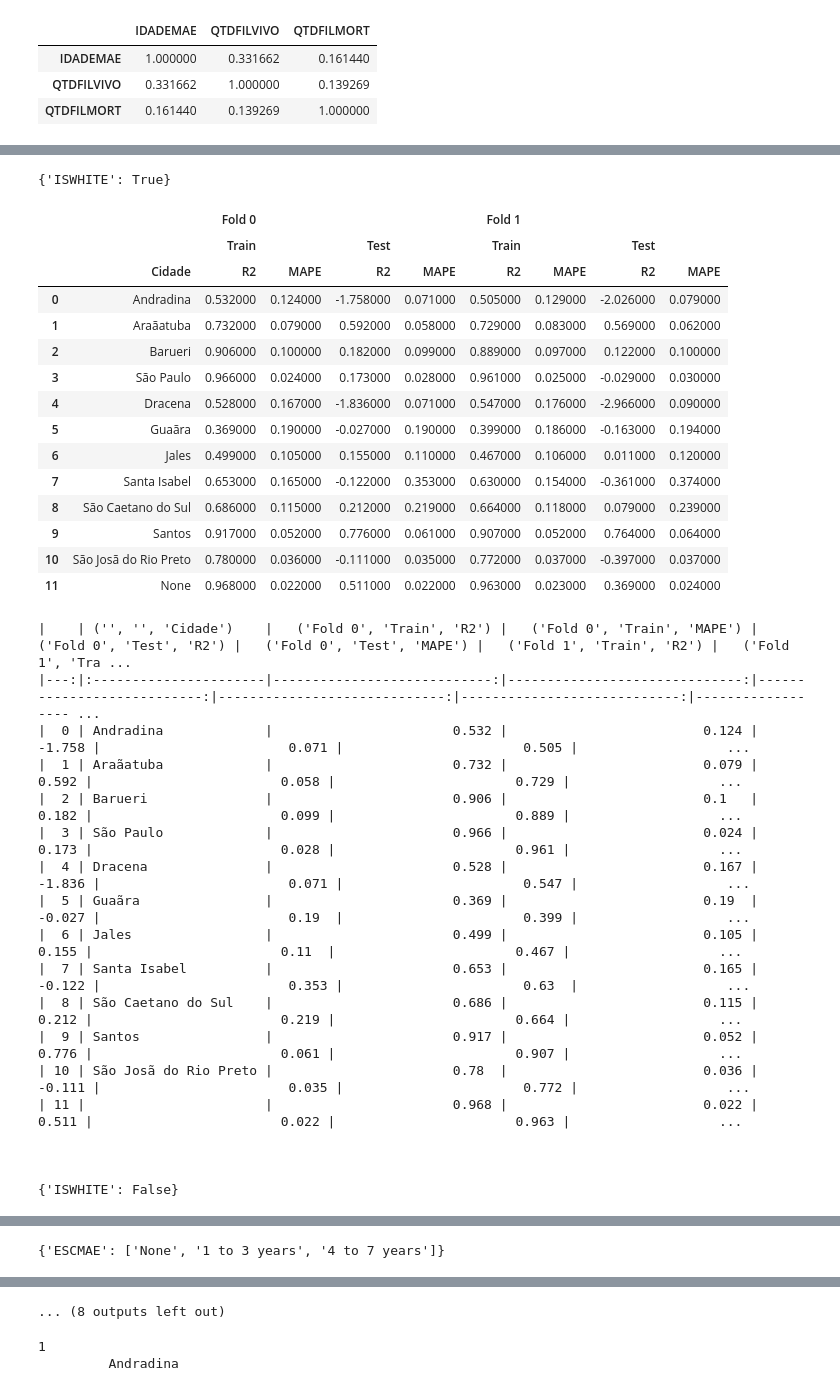
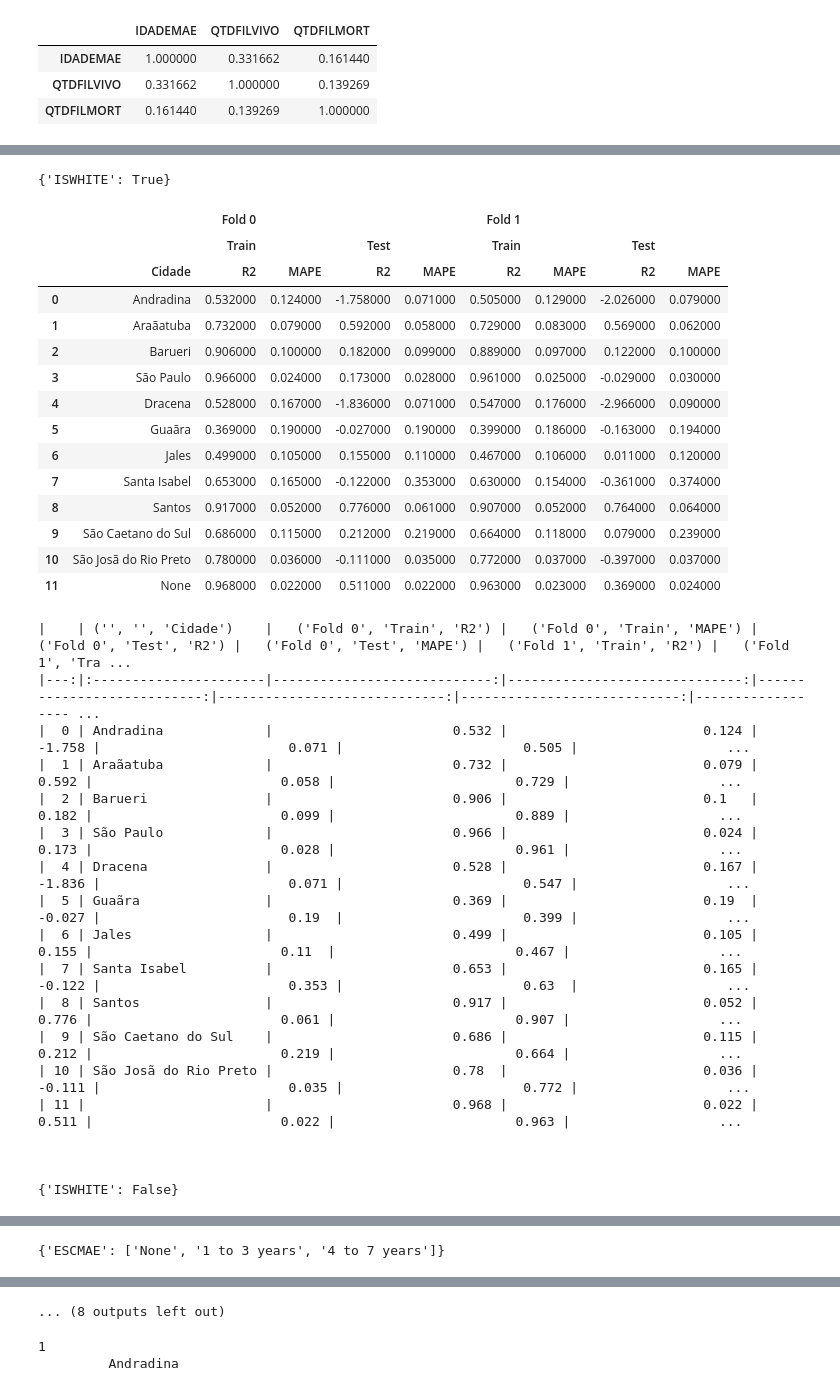
Before and after one commit to Kotzly/DS4H_Course, a Jupyter notebook: notebooks/DS4H_full.ipynb, the cells around one changed output, grey strips where cells are left out. Cells and saved outputs as stored; diff of their text form; code cells hidden in the pictures.

```diff
--- a/notebooks/DS4H_full.ipynb
+++ b/notebooks/DS4H_full.ipynb
@@ -587,8 +586,6 @@ for i, fold in enumerate(FOLDS):
     train_intervals, test_intervals = fold["train"], fold["test"]
     x_train, y_train, _ = create_folds_seq_with_year(df, train_intervals, n_months=N_MONTHS, n_years=N_YEARS, city=city, use_year=USE_YEAR, other_filters=None)
     x_test, y_test, _ = create_folds_seq_with_year(df, test_intervals, n_months=N_MONTHS, n_years=N_YEARS, city=city, use_year=USE_YEAR, other_filters=None)
-
-    scaler = StandardScaler()
 
     model = LinearRegression()
     model.fit(x_train, y_train)
@@ -698,8 +695,6 @@ for filters in filters_kwargs_list:
       x_train, y_train, _ = create_folds_seq_with_year(processed_df, train_intervals, n_months=N_MONTHS, n_years=N_YEARS, city=city, use_year=USE_YEAR, other_filters=filters)
       x_test, y_test, _ = create_folds_seq_with_year(processed_df, test_intervals, n_months=N_MONTHS, n_years=N_YEARS, city=city, use_year=USE_YEAR, other_filters=filters)
 
-      scaler = StandardScaler()
-
       model = LinearRegression()
       model.fit(x_train, y_train)
       r_test = evaluate(y_test, model.predict(x_test))
@@ -713,35 +708,35 @@ for filters in filters_kwargs_list:
 
 
     results.append(result_dict)
 
   print(filters)
   result_df, formatted_df = create_results_table(results)
 
 
   display(formatted_df)
   print(result_df.to_markdown())
   print("\n\n")
 # for i in range(len(results)):
 #   print(f"Fold {i}: {FOLDS[i]}")
 #   for city in results[i].keys():
 #     print(f"\tCity: {city}")
 #     print("\t\tR2:{:.2f},MAPE:{:.2f}".format(results[i][city]["train"]["R2"], results[i][city]["train"]["MAPE"]))
 #     print("\t\tR2:{:.2f},MAPE:{:.2f}".format(results[i][city]["test"]["R2"], results[i][city]["test"]["MAPE"]))
 # %% [output]
 {'ISWHITE': True}
 |  |  | Fold 0 |  |  |  | Fold 1 |  |  |  |
 |  |  | Train |  | Test |  | Train |  | Test |  |
 |  | Cidade | R2 | MAPE | R2 | MAPE | R2 | MAPE | R2 | MAPE |
 | 0 | Andradina | 0.532000 | 0.124000 | -1.758000 | 0.071000 | 0.505000 | 0.129000 | -2.026000 | 0.079000 |
 | 1 | Araãatuba | 0.732000 | 0.079000 | 0.592000 | 0.058000 | 0.729000 | 0.083000 | 0.569000 | 0.062000 |
 | 2 | Barueri | 0.906000 | 0.100000 | 0.182000 | 0.099000 | 0.889000 | 0.097000 | 0.122000 | 0.100000 |
 | 3 | São Paulo | 0.966000 | 0.024000 | 0.173000 | 0.028000 | 0.961000 | 0.025000 | -0.029000 | 0.030000 |
 | 4 | Dracena | 0.528000 | 0.167000 | -1.836000 | 0.071000 | 0.547000 | 0.176000 | -2.966000 | 0.090000 |
 | 5 | Guaãra | 0.369000 | 0.190000 | -0.027000 | 0.190000 | 0.399000 | 0.186000 | -0.163000 | 0.194000 |
 | 6 | Jales | 0.499000 | 0.105000 | 0.155000 | 0.110000 | 0.467000 | 0.106000 | 0.011000 | 0.120000 |
 | 7 | Santa Isabel | 0.653000 | 0.165000 | -0.122000 | 0.353000 | 0.630000 | 0.154000 | -0.361000 | 0.374000 |
-| 8 | São Caetano do Sul | 0.686000 | 0.115000 | 0.212000 | 0.219000 | 0.664000 | 0.118000 | 0.079000 | 0.239000 |
-| 9 | Santos | 0.917000 | 0.052000 | 0.776000 | 0.061000 | 0.907000 | 0.052000 | 0.764000 | 0.064000 |
+| 8 | Santos | 0.917000 | 0.052000 | 0.776000 | 0.061000 | 0.907000 | 0.052000 | 0.764000 | 0.064000 |
+| 9 | São Caetano do Sul | 0.686000 | 0.115000 | 0.212000 | 0.219000 | 0.664000 | 0.118000 | 0.079000 | 0.239000 |
 | 10 | São Josã do Rio Preto | 0.780000 | 0.036000 | -0.111000 | 0.035000 | 0.772000 | 0.037000 | -0.397000 | 0.037000 |
 | 11 | None | 0.968000 | 0.022000 | 0.511000 | 0.022000 | 0.963000 | 0.023000 | 0.369000 | 0.024000 |
 |    | ('', '', 'Cidade')    |   ('Fold 0', 'Train', 'R2') |   ('Fold 0', 'Train', 'MAPE') |   ('Fold 0', 'Test', 'R2') |   ('Fold 0', 'Test', 'MAPE') |   ('Fold 1', 'Train', 'R2') |   ('Fold 1', 'Tra ...
@@ -754,8 +749,8 @@ for filters in filters_kwargs_list:
 |  5 | Guaãra                |                       0.369 |                         0.19  |                     -0.027 |                        0.19  |                       0.399 |                   ...
 |  6 | Jales                 |                       0.499 |                         0.105 |                      0.155 |                        0.11  |                       0.467 |                   ...
 |  7 | Santa Isabel          |                       0.653 |                         0.165 |                     -0.122 |                        0.353 |                       0.63  |                   ...
-|  8 | São Caetano do Sul    |                       0.686 |                         0.115 |                      0.212 |                        0.219 |                       0.664 |                   ...
-|  9 | Santos                |                       0.917 |                         0.052 |                      0.776 |                        0.061 |                       0.907 |                   ...
+|  8 | Santos                |                       0.917 |                         0.052 |                      0.776 |                        0.061 |                       0.907 |                   ...
+|  9 | São Caetano do Sul    |                       0.686 |                         0.115 |                      0.212 |                        0.219 |                       0.664 |                   ...
 | 10 | São Josã do Rio Preto |                       0.78  |                         0.036 |                     -0.111 |                        0.035 |                       0.772 |                   ...
 | 11 |                       |                       0.968 |                         0.022 |                      0.511 |                        0.022 |                       0.963 |                   ...
 
```
Also changed, not shown: parts of 15 cells of this notebook.
